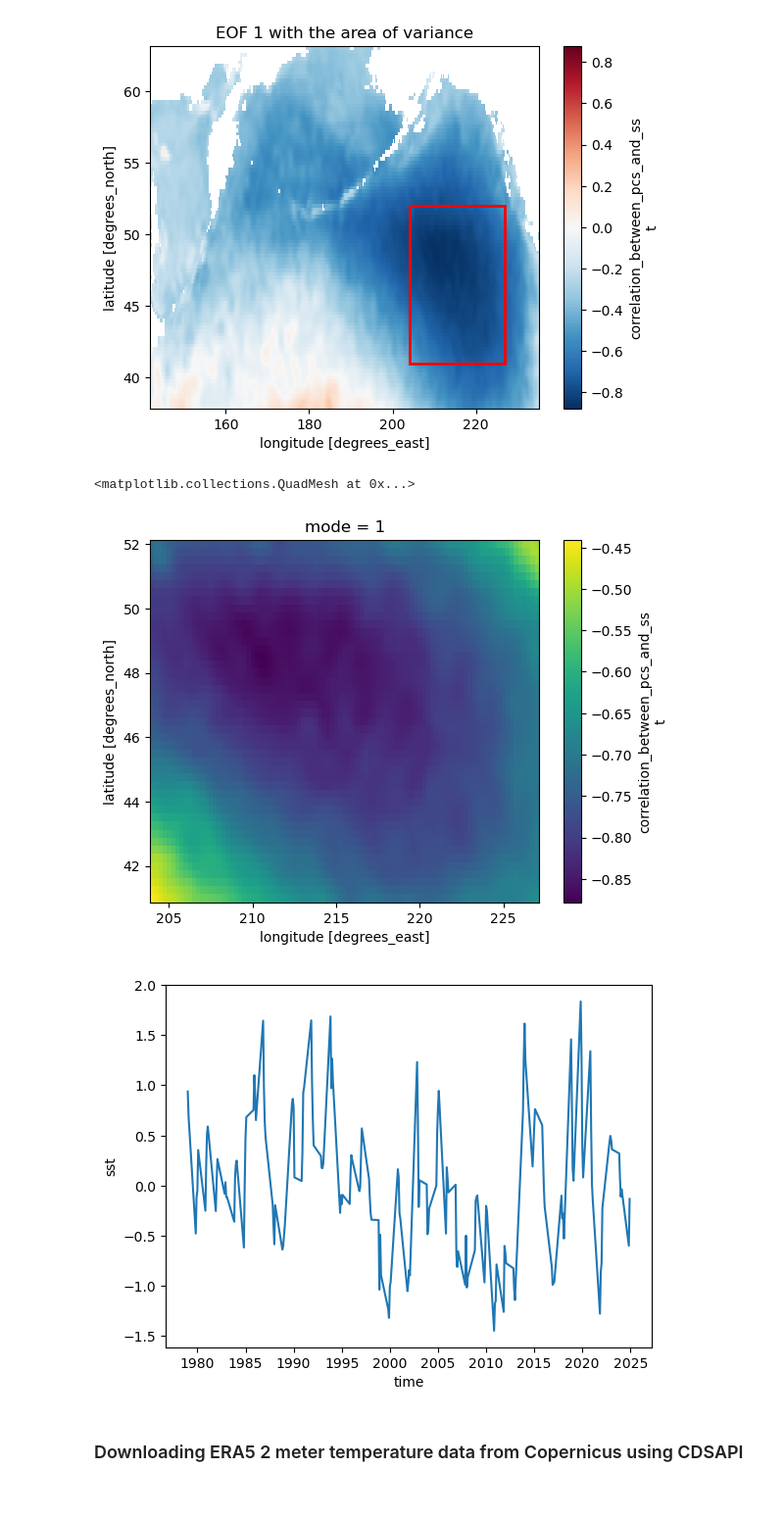
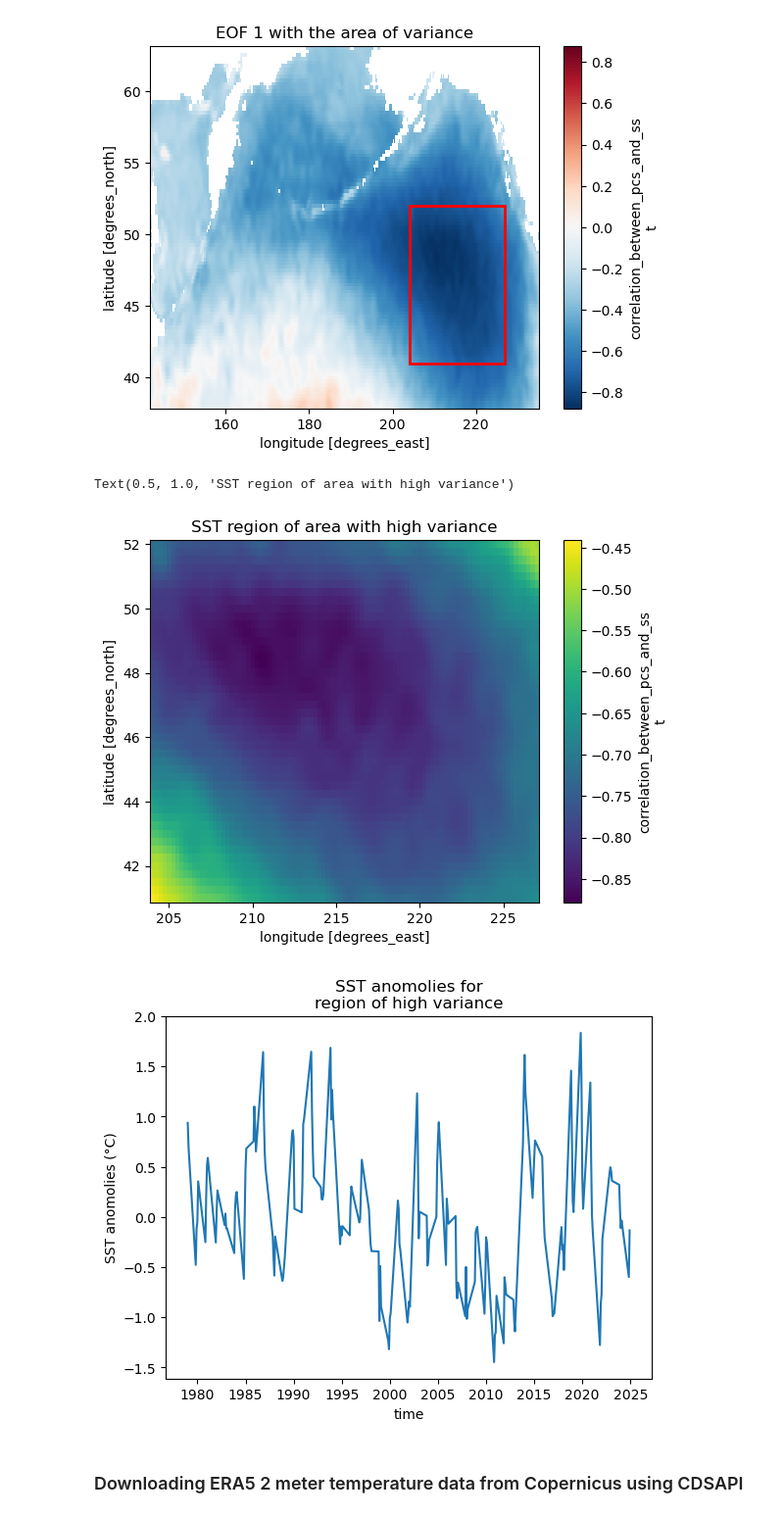
Before and after one commit to ptrierweiler/ATMS-523-Module-8, a Jupyter notebook: trierweiler_project.ipynb, the cells around one changed output. Shown at 98% size. Saved outputs shown, nothing was run; the diff lists cells and outputs as text; code cells hidden in the pictures.

```diff
--- a/trierweiler_project.ipynb
+++ b/trierweiler_project.ipynb
@@ -268,14 +244,17 @@ Text(0.5, 1.0, 'EOF 1 with the area of variance')
 # %%
 # Zoomed in window of high variance
 eof_1.sel(longitude=slice(204,227),latitude=slice(52,41)).plot()
+plt.title("SST region of area with high variance")
 # %% [output]
-<matplotlib.collections.QuadMesh at 0x...>
+Text(0.5, 1.0, 'SST region of area with high variance')
-[figure, old version]
+[figure, new version]
 # %%
 anom_sst_winter.sel(longitude=slice(204,227),latitude=slice(52,41)).mean(dim=('latitude','longitude')).plot()
+plt.title("SST anomolies for\nregion of high variance")
+plt.ylabel("SST anomolies (°C)")
 anom_sst_winter_mean = anom_sst.sel(longitude=slice(204,227),latitude=slice(52,41)).mean(dim=('latitude','longitude'))
 # %% [output]
-[figure, old version]
+[figure, new version]
 # %% [markdown]
 ### Downloading ERA5 2 meter temperature data from Copernicus using CDSAPI
 # %%
```
Also changed, not shown: parts of 15 cells of this notebook.
